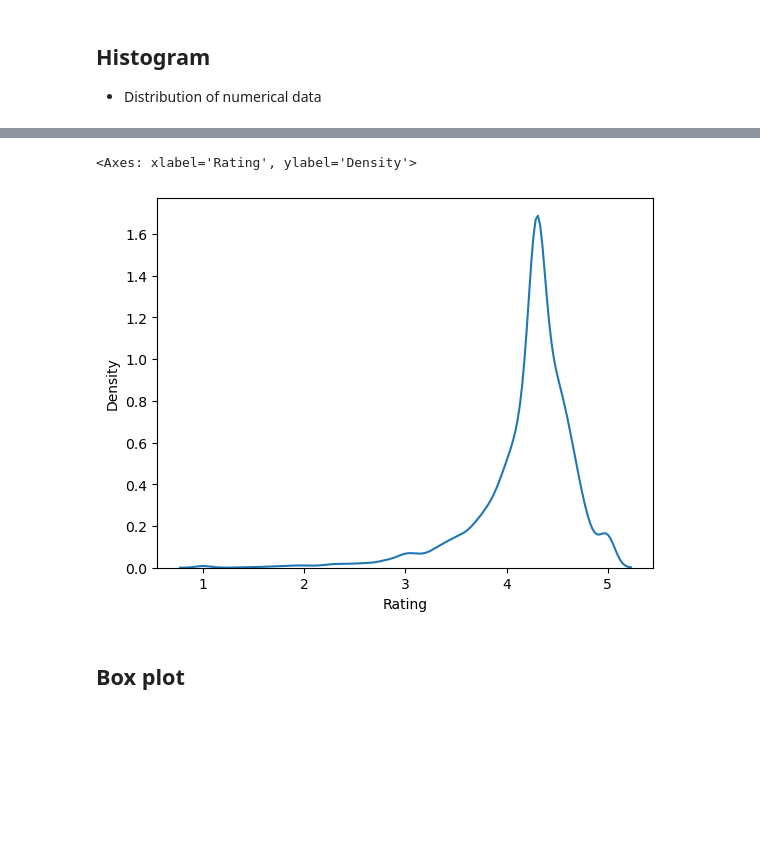
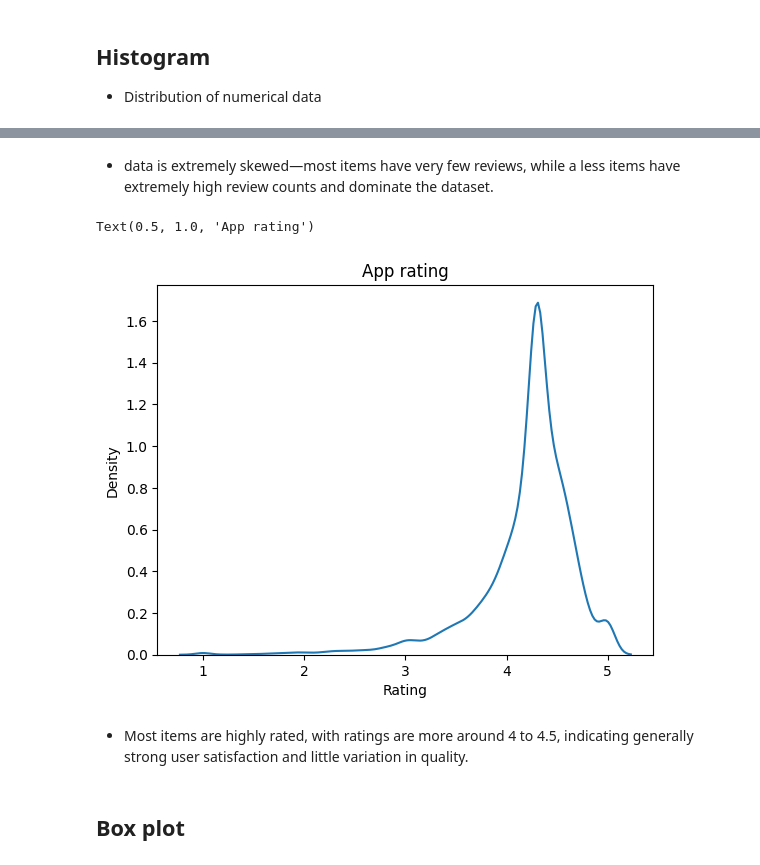
Before and after one commit to asnarazs197-svg/Playstore-Data-Analysis, a Jupyter notebook: project.ipynb, the cells around one changed output, grey strips where cells are left out. Cells and saved outputs as stored; diff of their text form; code cells hidden in the pictures; blank space fills up the shorter version.

```diff
--- a/project.ipynb
+++ b/project.ipynb
@@ -976,8 +969,13 @@ plt.show()  #To show
+# %% [markdown]
+- data is extremely skewed—most items have very few reviews, while a less items have extremely high review counts and dominate the dataset.
 # %%
-sns.kdeplot(data=df,x="Rating")
+sns.kdeplot(data=df_new,x="Rating")
+plt.title('App rating')
 # %% [output]
-<Axes: xlabel='Rating', ylabel='Density'>
+Text(0.5, 1.0, 'App rating')
-[figure, old version]
+[figure, new version]
+# %% [markdown]
+- Most items are highly rated, with ratings are more around 4 to 4.5, indicating generally strong user satisfaction and little variation in quality.
 # %% [markdown]
 ## Box plot
 # %%
```
Also changed, not shown: parts of 98 cells of this notebook.
